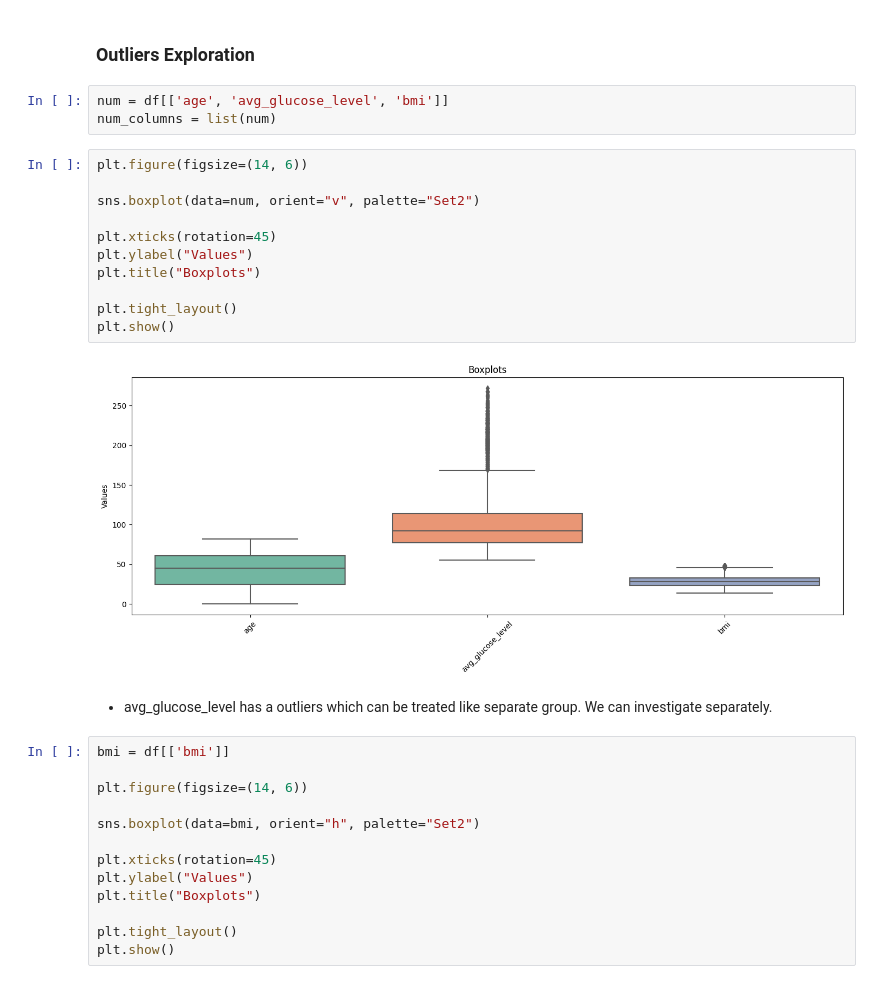
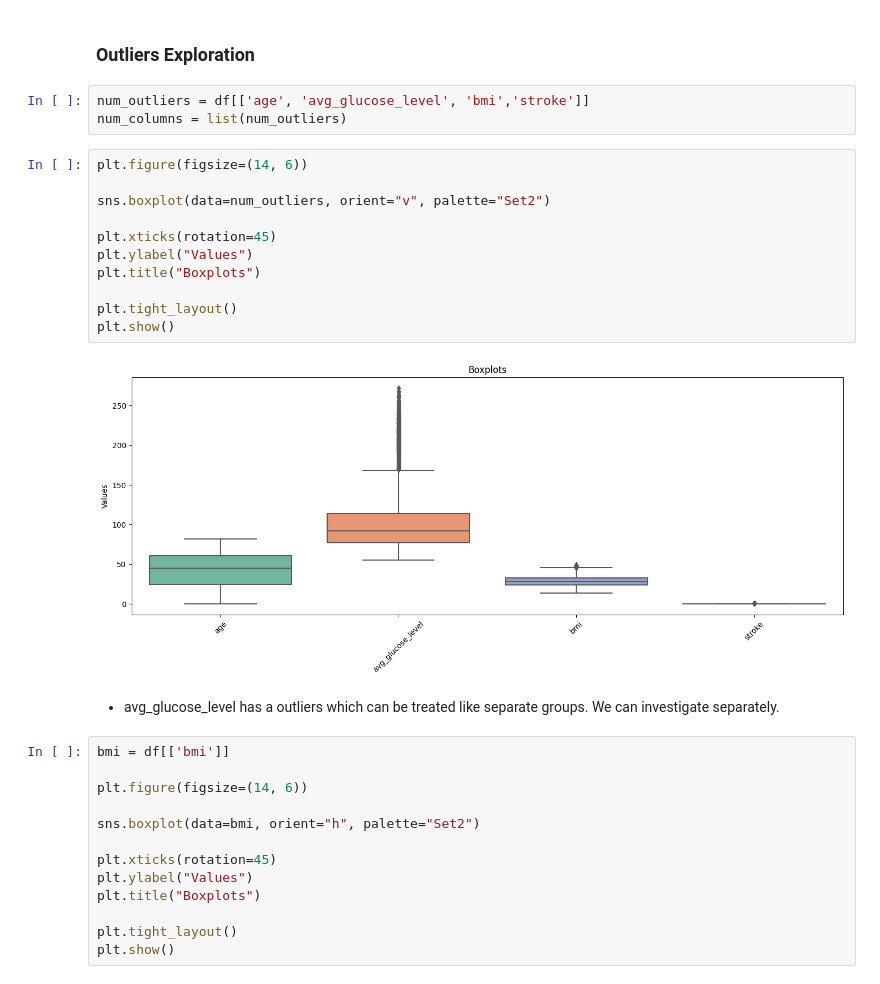
Before and after one commit to AI-School-F5-P2/Data_Scientist_1, a Jupyter notebook: HospitalF5.ipynb, the cells around one changed output. Saved outputs shown, nothing was run; the diff lists cells and outputs as text.

```diff
--- a/HospitalF5.ipynb
+++ b/HospitalF5.ipynb
@@ -179,23 +189,23 @@ dtype: int64
 # %% [markdown]
 ### Outliers Exploration
 # %%
-num = df[['age', 'avg_glucose_level', 'bmi']]
-num_columns = list(num)
+num_outliers = df[['age', 'avg_glucose_level', 'bmi','stroke']]
+num_columns = list(num_outliers)
 # %%
 plt.figure(figsize=(14, 6))
 
-sns.boxplot(data=num, orient="v", palette="Set2")
+sns.boxplot(data=num_outliers, orient="v", palette="Set2")
 
 plt.xticks(rotation=45)
 plt.ylabel("Values")
 plt.title("Boxplots")
 
 plt.tight_layout()
 plt.show()
 # %% [output]
-[figure, old version]
+[figure, new version]
 # %% [markdown]
-- avg_glucose_level has a outliers which can be treated like separate group. We can investigate separately.
+- avg_glucose_level has a outliers which can be treated like separate groups. We can investigate separately.
 # %%
 bmi = df[['bmi']]
 
```
Also changed, not shown: parts of 49 cells of this notebook.
